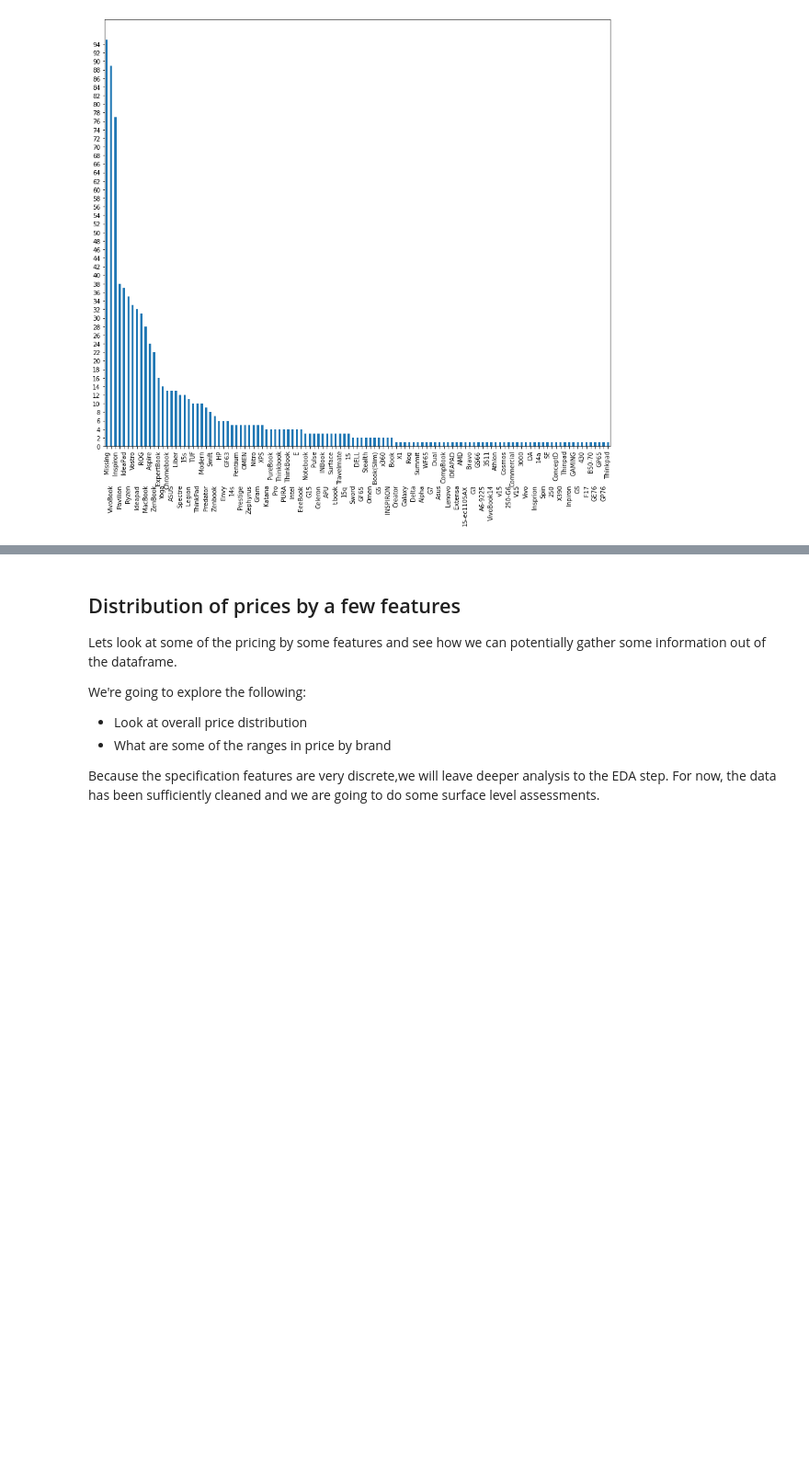
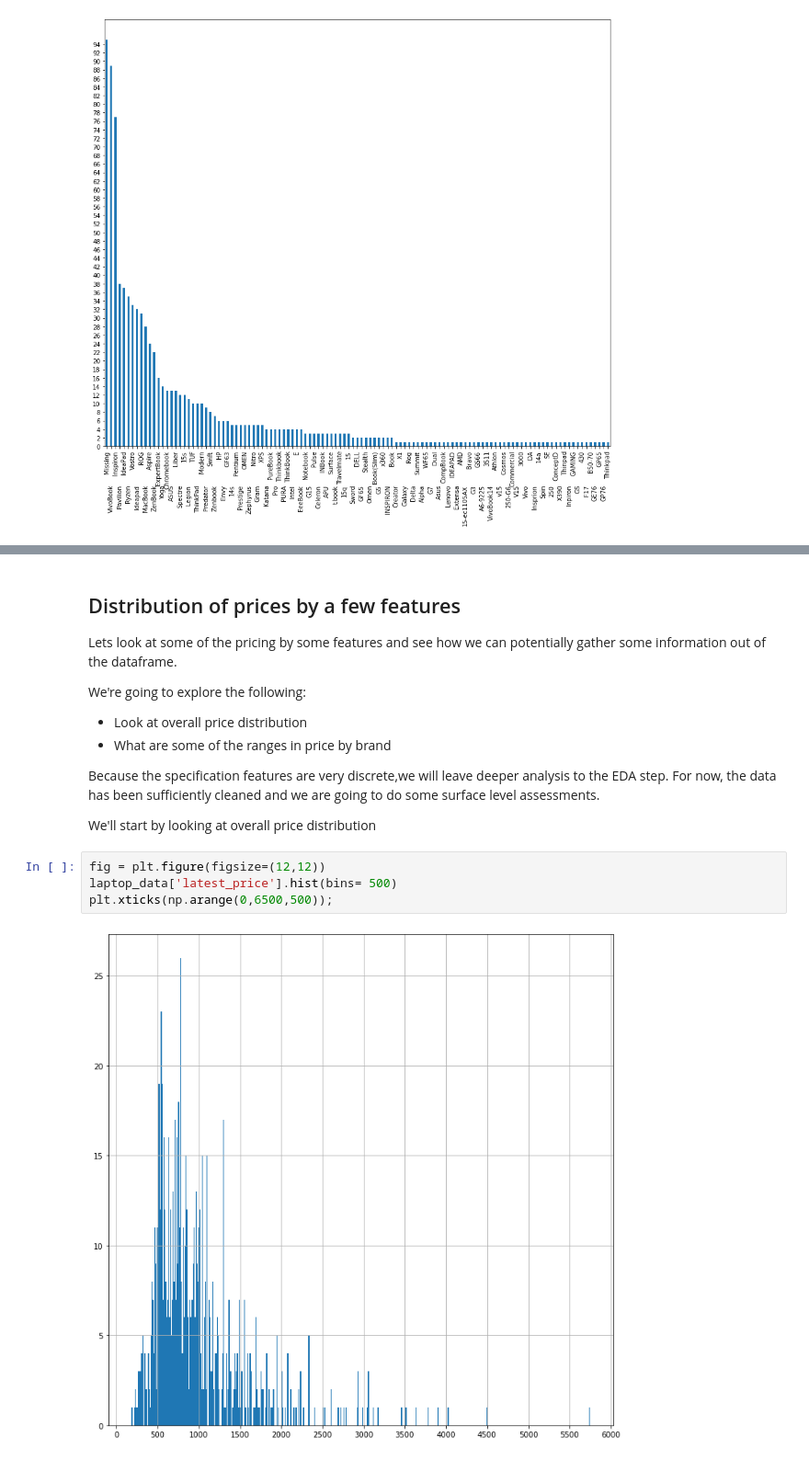
Before and after one commit to lutimoth/LaptopPriceModeling, a Jupyter notebook: Laptop Data Wrangling.ipynb, the cells around one changed output, grey strips where cells are left out. Shown at 92% size. Cells and saved outputs as stored; diff of their text form; blank space fills up the shorter version.

```diff
--- a/Laptop Data Wrangling.ipynb
+++ b/Laptop Data Wrangling.ipynb
@@ -346,3 +348,11 @@ We're going to explore the following:
 - What are some of the ranges in price by brand
 
 Because the specification features are very discrete,we will leave deeper analysis to the EDA step. For now, the data has been sufficiently cleaned and we are going to do some surface level assessments.
+
+We'll start by looking at overall price distribution
+# %%
+fig = plt.figure(figsize=(12,12))
+laptop_data['latest_price'].hist(bins= 500)
+plt.xticks(np.arange(0,6500,500));
+# %% [output]
+[figure, added]
```
Also changed, not shown: parts of 17 cells of this notebook, 1 other file.
